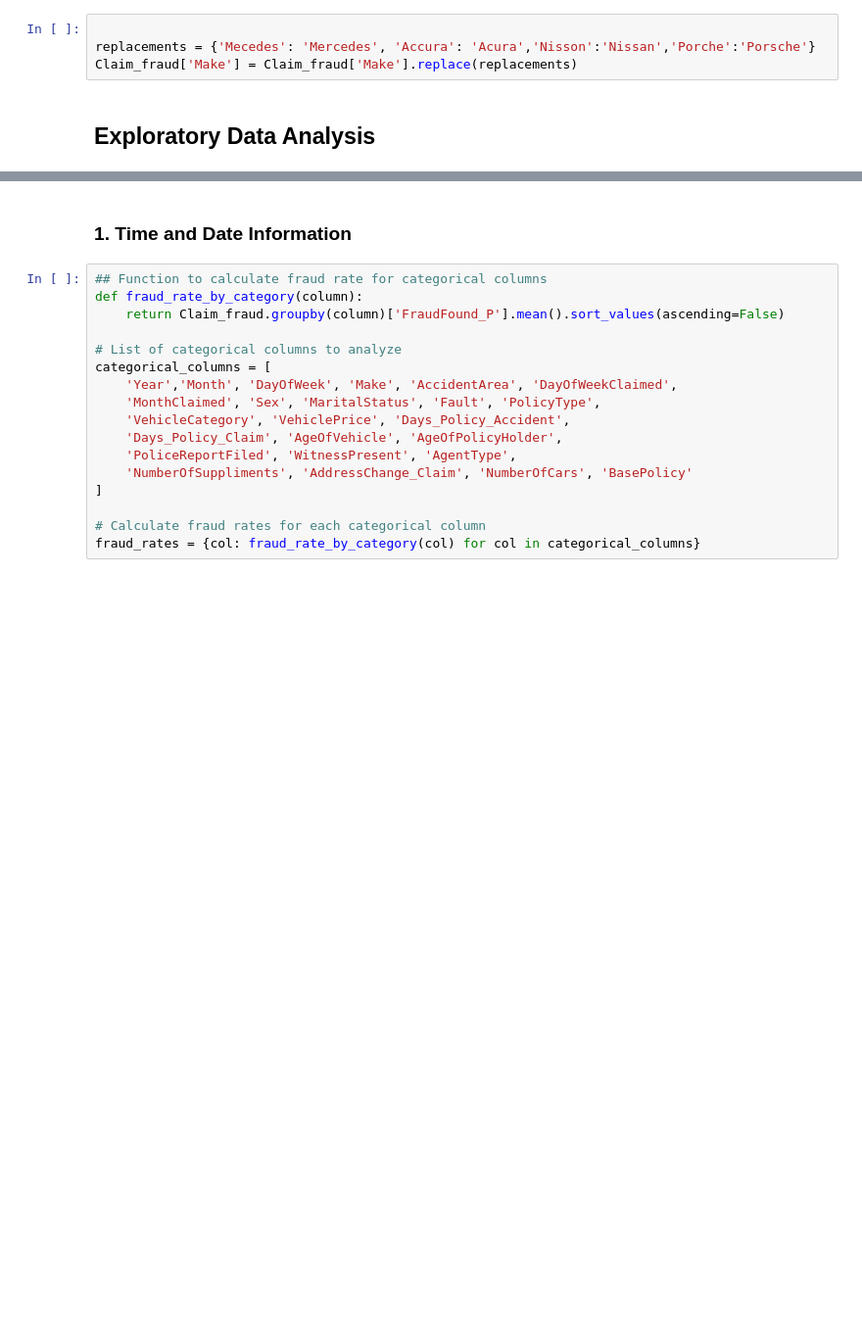
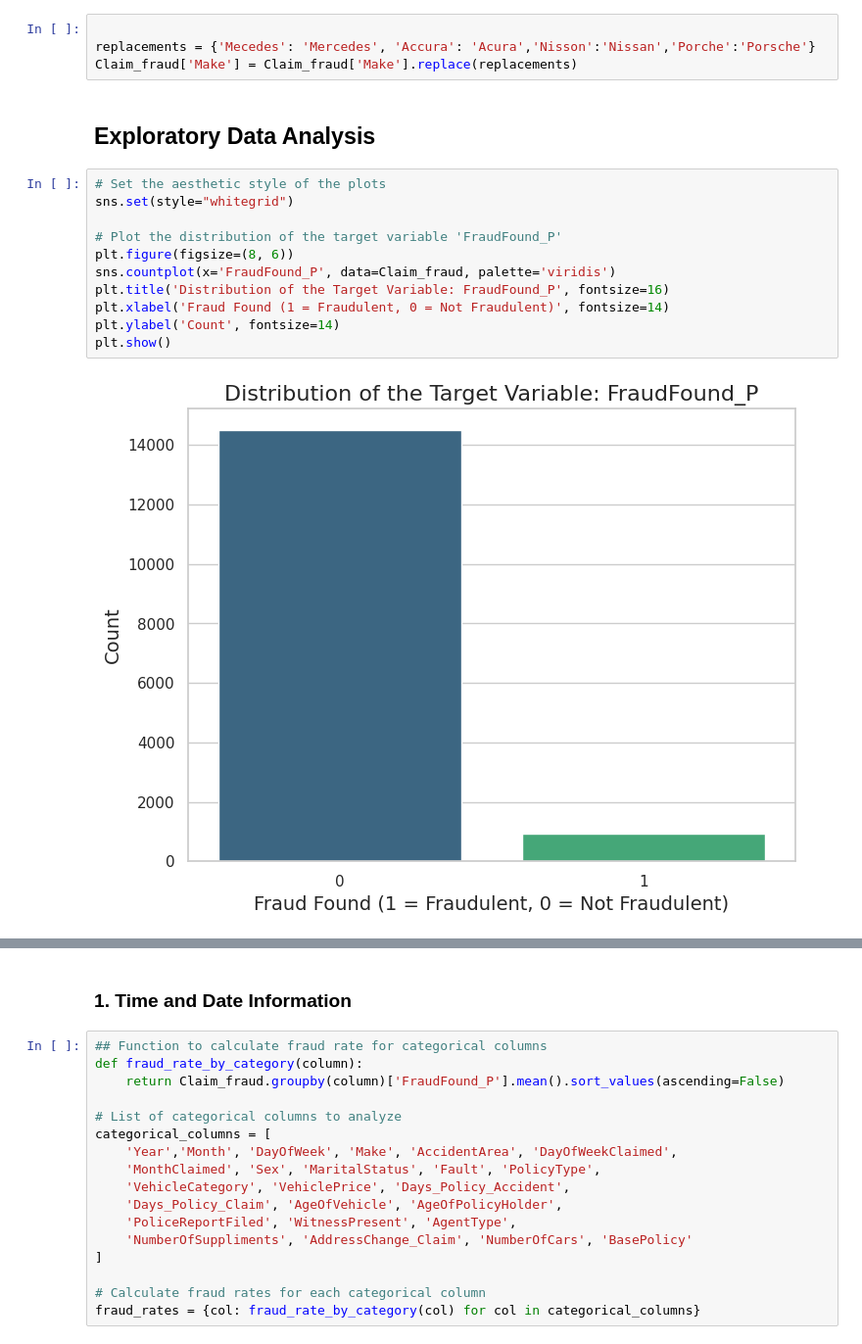
Before and after one commit to kimp10/Insurance-Fraud-Detection-Model-, a Jupyter notebook: Insurance_Fraud_detection.ipynb, the cells around one changed output, grey strips where cells are left out. Shown at 98% size. Cells and saved outputs as stored; diff of their text form; blank space fills up the shorter version.

```diff
--- a/Insurance_Fraud_detection.ipynb
+++ b/Insurance_Fraud_detection.ipynb
@@ -179,3 +180,16 @@ replacements = {'Mecedes': 'Mercedes', 'Accura': 'Acura','Nisson':'Nissan','Porc
 Claim_fraud['Make'] = Claim_fraud['Make'].replace(replacements)
 # %% [markdown]
 ## Exploratory Data Analysis
+# %%
+# Set the aesthetic style of the plots
+sns.set(style="whitegrid")
+
+# Plot the distribution of the target variable 'FraudFound_P'
+plt.figure(figsize=(8, 6))
+sns.countplot(x='FraudFound_P', data=Claim_fraud, palette='viridis')
+plt.title('Distribution of the Target Variable: FraudFound_P', fontsize=16)
+plt.xlabel('Fraud Found (1 = Fraudulent, 0 = Not Fraudulent)', fontsize=14)
+plt.ylabel('Count', fontsize=14)
+plt.show()
+# %% [output]
+[figure, added]
```
Also changed, not shown: parts of 7 cells of this notebook.
